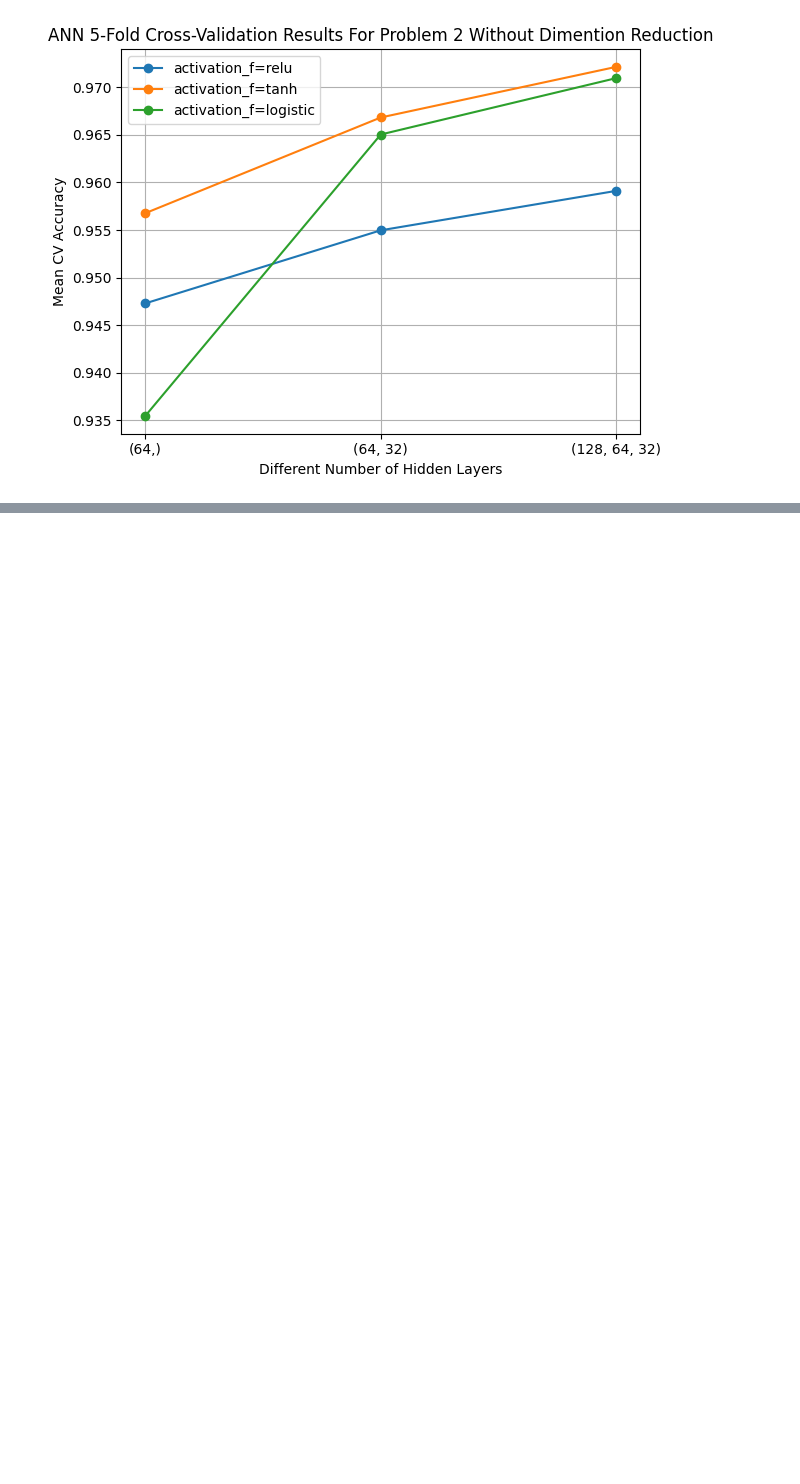
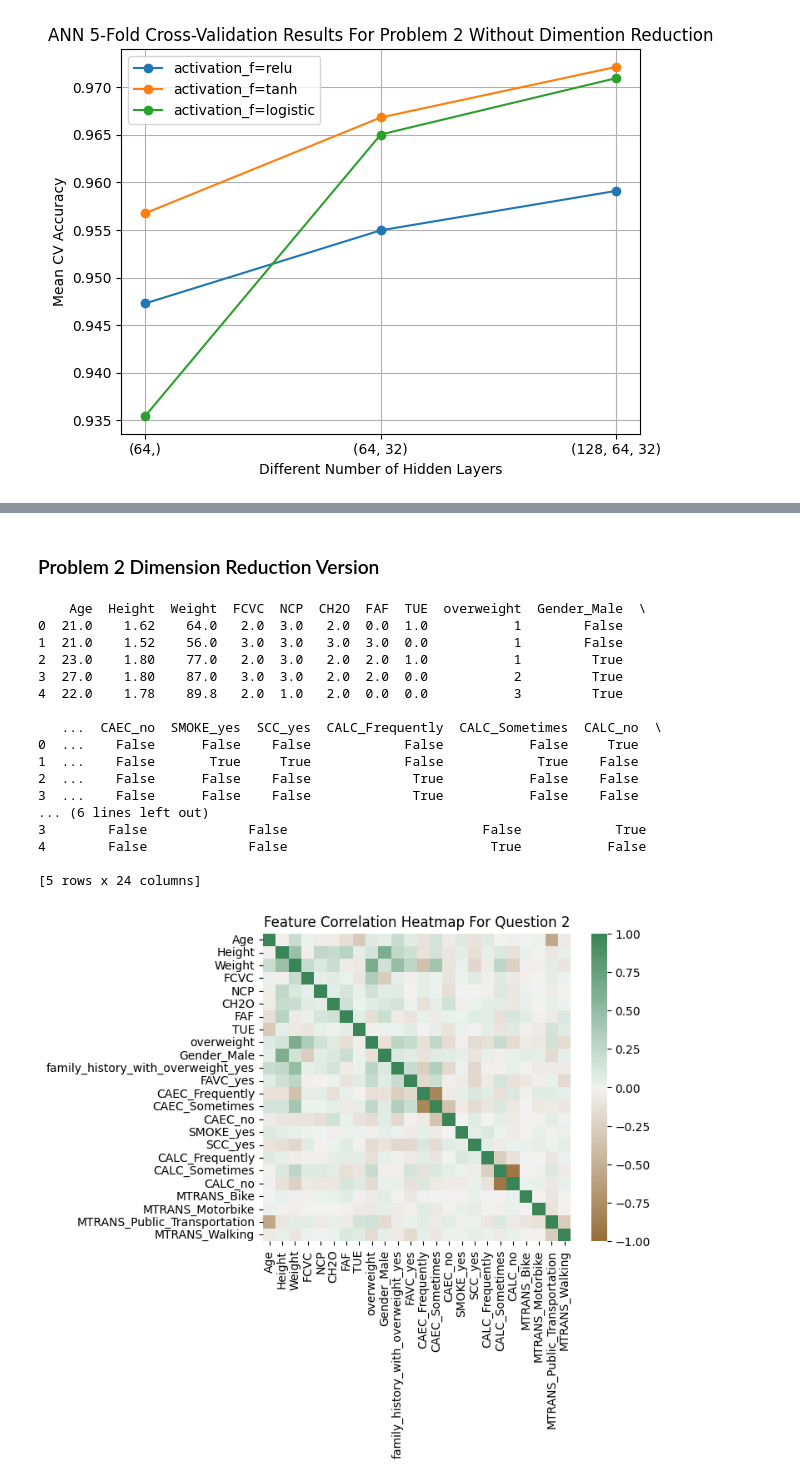
Before and after one commit to Hello-Judy/CSE514-Data-Mining-Project-2, a Jupyter notebook: Project2.ipynb, the cells around one changed output, grey strips where cells are left out. Saved outputs shown, nothing was run; the diff lists cells and outputs as text; code cells hidden in the pictures; blank space fills up the shorter version.

```diff
--- a/Project2.ipynb
+++ b/Project2.ipynb
@@ -684,4 +707,4 @@ cols_to_encode = ['Gender', 'family_history_with_overweight', 'FAVC', 'CAEC', 'S
 P2_raw_df = pd.get_dummies(P2_raw_df, columns=cols_to_encode, drop_first=True)
 # Get the encoded table
 P2_raw_df.head()
-print(P2_raw_df.columns)
+p2_temp_copy = P2_raw_df.copy()
@@ -852,0 +965,33 @@ Best cross-validation score: 0.9722
+# %% [markdown]
+### Problem 2 Dimension Reduction Version
+# %%
+# Use the correlation matrix
+import matplotlib.pyplot as plt
+import seaborn as sns
+print(p2_temp_copy.head())
+correlation_obesity_q2 = p2_temp_copy.corr()
+
+axis_corr = sns.heatmap(correlation_obesity_q2,
+ vmin= -1 , vmax= 1, center= 0, cmap=sns.diverging_palette(50, 500, n=500),
+square=True)
+plt.title("Feature Correlation Heatmap For Question 2")
+plt.show()
+# %% [output]
+    Age  Height  Weight  FCVC  NCP  CH2O  FAF  TUE  overweight  Gender_Male  \
+0  21.0    1.62    64.0   2.0  3.0   2.0  0.0  1.0           1        False
+1  21.0    1.52    56.0   3.0  3.0   3.0  3.0  0.0           1        False
+2  23.0    1.80    77.0   2.0  3.0   2.0  2.0  1.0           1         True
+3  27.0    1.80    87.0   3.0  3.0   2.0  2.0  0.0           2         True
+4  22.0    1.78    89.8   2.0  1.0   2.0  0.0  0.0           3         True
+
+   ...  CAEC_no  SMOKE_yes  SCC_yes  CALC_Frequently  CALC_Sometimes  CALC_no  \
+0  ...    False      False    False            False           False     True
+1  ...    False       True     True            False            True    False
+2  ...    False      False    False             True           False    False
+3  ...    False      False    False             True           False    False
+... (6 lines left out)
+3        False             False                         False            True
+4        False             False                          True           False
+
+[5 rows x 24 columns]
+[figure, added]
```
Also changed, not shown: parts of 20 cells of this notebook, 10 other files.
